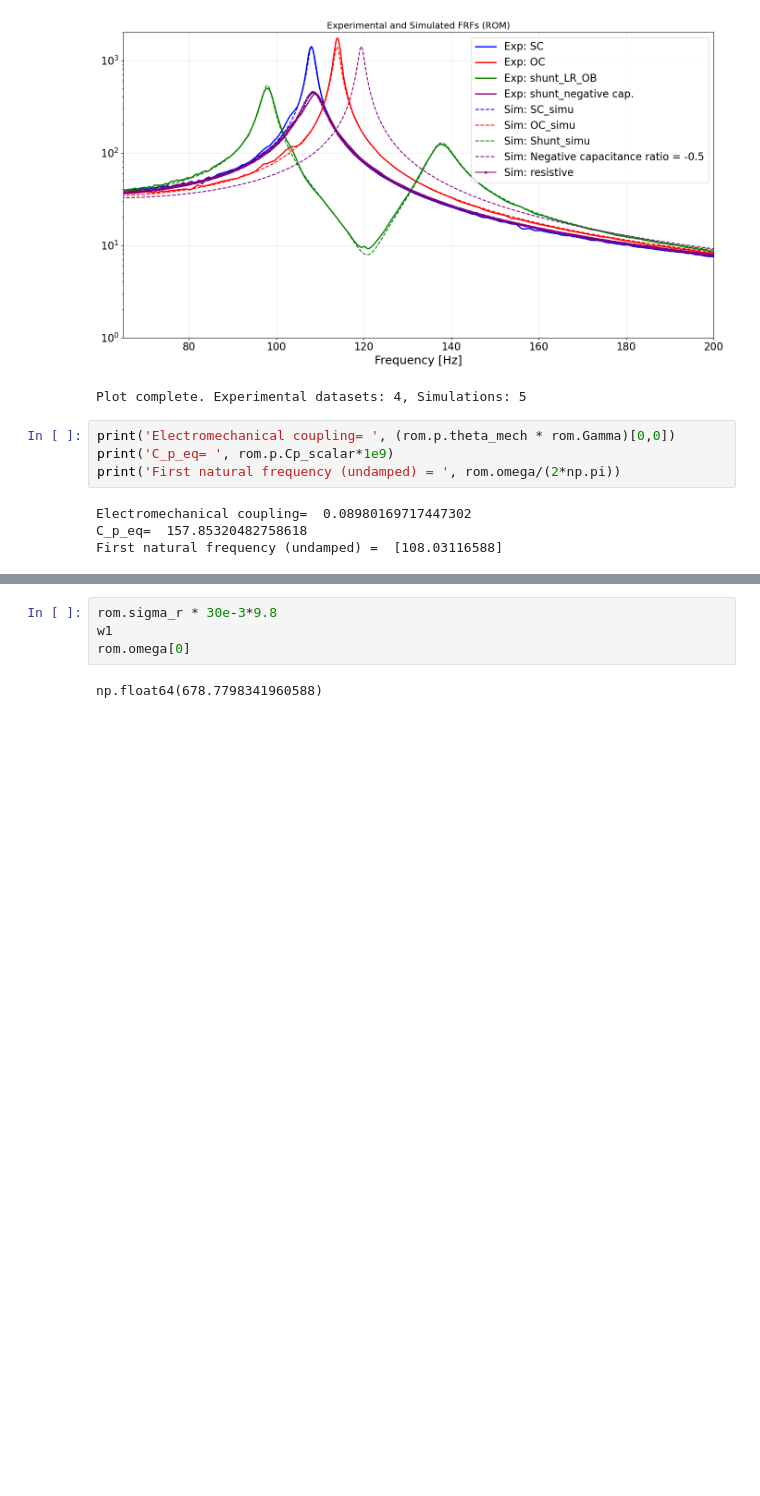
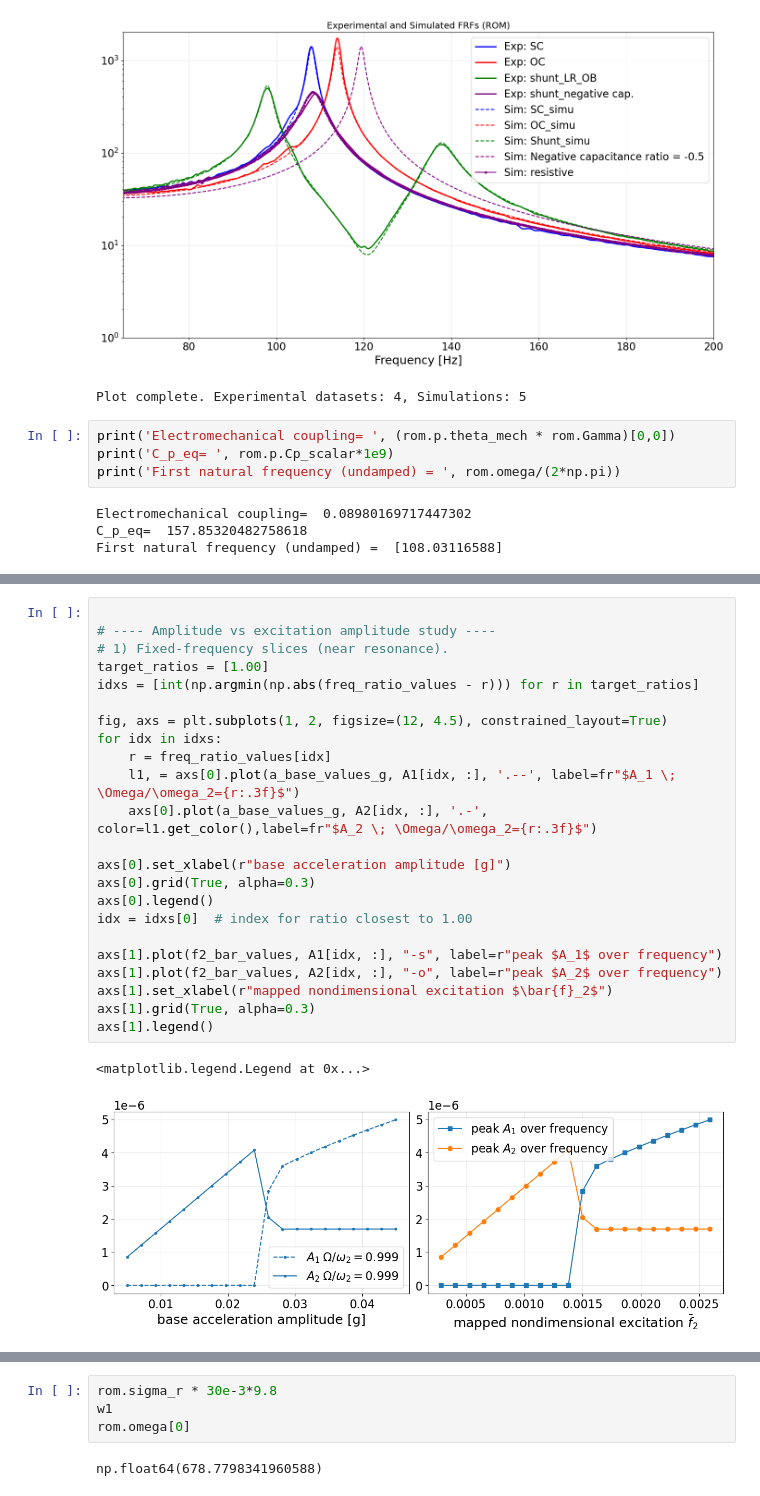
Before and after one commit to nimaet/Modeling, a Jupyter notebook: tasks/lowDof/Quadratic.ipynb, the cells around one changed output, grey strips where cells are left out. Cells and saved outputs as stored; diff of their text form; blank space fills up the shorter version.

```diff
--- a/tasks/lowDof/Quadratic.ipynb
+++ b/tasks/lowDof/Quadratic.ipynb
@@ -570,0 +1114,26 @@ A2.shape
+# %%
+
+# ---- Amplitude vs excitation amplitude study ----
+# 1) Fixed-frequency slices (near resonance).
+target_ratios = [1.00]
+idxs = [int(np.argmin(np.abs(freq_ratio_values - r))) for r in target_ratios]
+
+fig, axs = plt.subplots(1, 2, figsize=(12, 4.5), constrained_layout=True)
+for idx in idxs:
+    r = freq_ratio_values[idx]
+    l1, = axs[0].plot(a_base_values_g, A1[idx, :], '.--', label=fr"$A_1 \; \Omega/\omega_2={r:.3f}$")
+    axs[0].plot(a_base_values_g, A2[idx, :], '.-', color=l1.get_color(),label=fr"$A_2 \; \Omega/\omega_2={r:.3f}$")
+
+axs[0].set_xlabel(r"base acceleration amplitude [g]")
+axs[0].grid(True, alpha=0.3)
+axs[0].legend()
+idx = idxs[0]  # index for ratio closest to 1.00
+
+axs[1].plot(f2_bar_values, A1[idx, :], "-s", label=r"peak $A_1$ over frequency")
+axs[1].plot(f2_bar_values, A2[idx, :], "-o", label=r"peak $A_2$ over frequency")
+axs[1].set_xlabel(r"mapped nondimensional excitation $\bar{f}_2$")
+axs[1].grid(True, alpha=0.3)
+axs[1].legend()
+# %% [output]
+<matplotlib.legend.Legend at 0x...>
+[figure, added]
```
Also changed, not shown: parts of 7 cells of this notebook, 16 other files.
